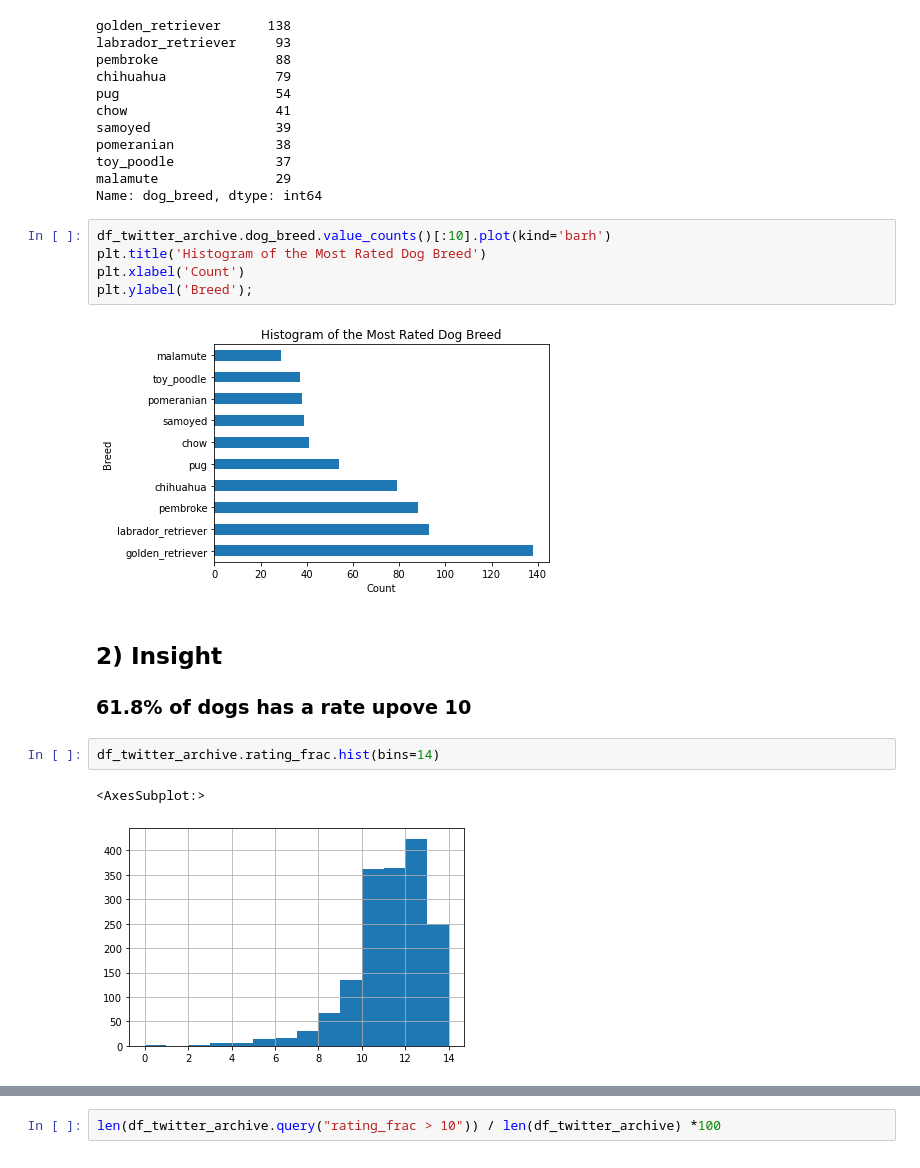
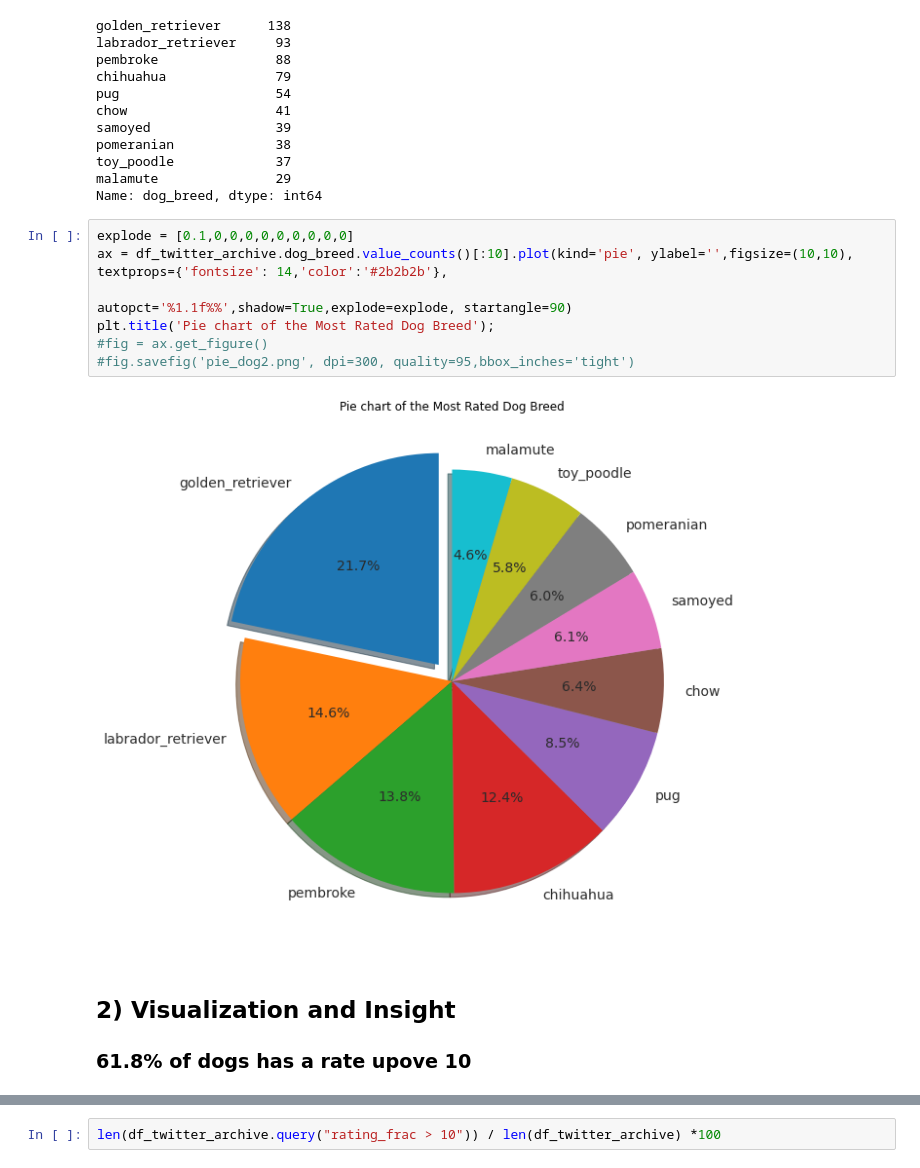
Before and after one commit to Onsymers/Wrangle_WeRateDogs, a Jupyter notebook: wrangle_act.ipynb, the cells around one changed output, grey strips where cells are left out. Cells and saved outputs as stored; diff of their text form.

```diff
--- a/wrangle_act.ipynb
+++ b/wrangle_act.ipynb
@@ -991,18 +976,15 @@ pomeranian             38
 toy_poodle             37
 malamute               29
 Name: dog_breed, dtype: int64
-# %%
-df_twitter_archive.dog_breed.value_counts()[:10].plot(kind='barh')
-plt.title('Histogram of the Most Rated Dog Breed')
-plt.xlabel('Count')
-plt.ylabel('Breed');
-# %% [output]
-[figure, removed]
+# %%
+explode = [0.1,0,0,0,0,0,0,0,0,0]
+ax = df_twitter_archive.dog_breed.value_counts()[:10].plot(kind='pie', ylabel='',figsize=(10,10), textprops={'fontsize': 14,'color':'#2b2b2b'},
+                                                           autopct='%1.1f%%',shadow=True,explode=explode, startangle=90)
+plt.title('Pie chart of the Most Rated Dog Breed');
+#fig = ax.get_figure()
+#fig.savefig('pie_dog2.png', dpi=300, quality=95,bbox_inches='tight')
+# %% [output]
+[figure, added]
 # %% [markdown]
-## 2) Insight
+## 2) Visualization and Insight
 ### 61.8% of dogs has a rate upove 10
-# %%
-df_twitter_archive.rating_frac.hist(bins=14)
-# %% [output]
-<AxesSubplot:>
-[figure, removed]
```
Also changed, not shown: parts of 20 cells of this notebook, 1 other file.
